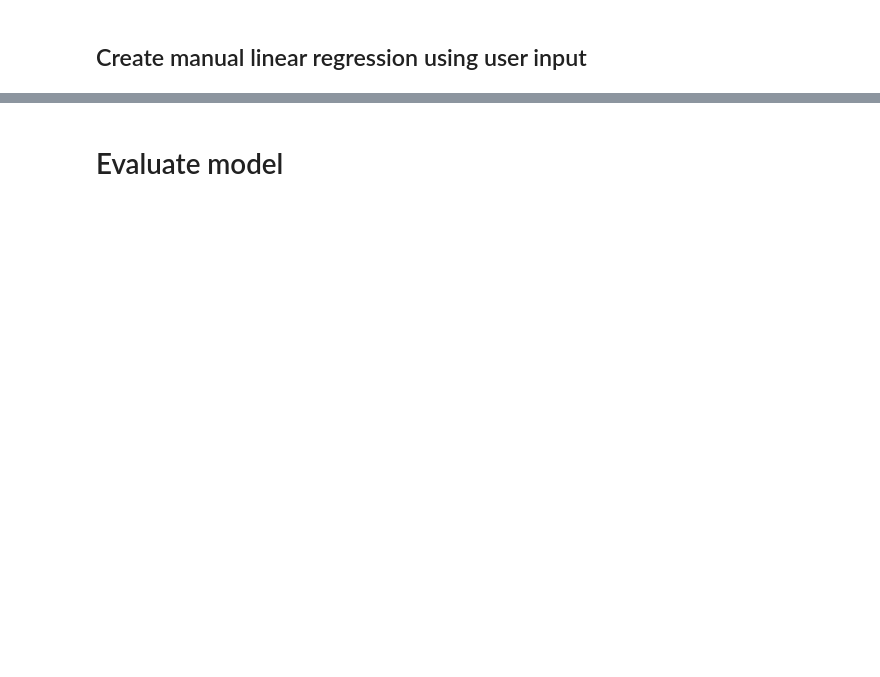
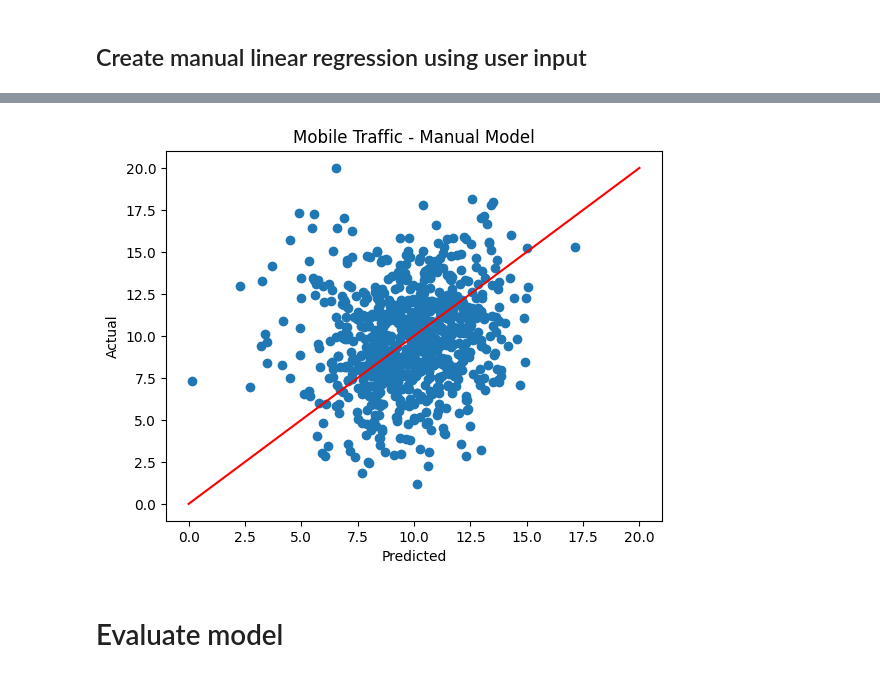
Before and after one commit to anitakurm/ScienceDay_tdcnet, a Jupyter notebook: workshop_02/Workshop_2_poc.ipynb, the cells around one changed output, grey strips where cells are left out. Drawn from its saved outputs; the diff is of its cells as text; code cells hidden in the pictures; blank space fills up the shorter version.

```diff
--- a/workshop_02/Workshop_2_poc.ipynb
+++ b/workshop_02/Workshop_2_poc.ipynb
@@ -7,15 +7,15 @@ import statsmodels.formula.api as smf
 # %% [markdown]
 # Read Data
 # %%
-df_raw = pd.read_csv('../data/transformed_data_raw.csv')
+df_raw = pd.read_csv('../data/transformed_data_raw.csv', index_col = 0)
 
 # COMMAND ----------
 
 # Read Data
-df_view = pd.read_csv('../data/transformed_data_for_viewing.csv')
+df_view = pd.read_csv('../data/transformed_data_for_viewing.csv', index_col = 0)
 
 # COMMAND ----------
 
 # Hide last 200 observations for testing
-df_unseen = df_raw[-200:].reset_index()
-df = df_raw[:-200].reset_index()
+df_unseen = df_raw[-200:]
+df = df_raw[:-200]
@@ -35,0 +52,3 @@ variables =  ['Occupation', 'Family_Type', 'Family_Interest',
+# %%
+
+variables = list(df.columns)
@@ -134,24 +190,26 @@ original_var_series = reverse_zscore(df_z[var], original_mean, original_std)
 # %%
 # Manually calculate y = alpha * x + beta
-Y = df_z['Mobile_Traffic']
-X = df_z[variables].copy()
-for i in variables:
+X = df_z.copy()
+Y = X.pop(var)
+for i in X.columns:
   alpha = df_weights[df_weights['variable'] == i].weight.values[0]
   X[i] = df_z[i] * alpha
 Y_pred = X.sum(axis=1)
 
-Y_actual = df['Mobile_Traffic']
+Y_actual = df[var]
 Y_pred_trans = reverse_zscore(Y_pred, original_mean, original_std)
 # %%
-# # plot
-# import matplotlib.pyplot as plt
+# plot
+import matplotlib.pyplot as plt
 
-# plt.scatter(Y_pred_trans,Y_actual)
-# plt.plot([0, max(max(Y_actual), max(Y_pred_trans))], [0,max(max(Y_actual), max(Y_pred_trans))], 'red')
-# plt.title("Mobile Traffic - Manual Model")
-# plt.ylabel("Actual")
-# plt.xlabel("Predicted")
-# plt.show()
+plt.scatter(Y_pred_trans,Y_actual)
+plt.plot([0, max(max(Y_actual), max(Y_pred_trans))], [0,max(max(Y_actual), max(Y_pred_trans))], 'red')
+plt.title("Mobile Traffic - Manual Model")
+plt.ylabel("Actual")
+plt.xlabel("Predicted")
+plt.show()
+# %% [output]
+[figure, added]
 # %% [markdown]
 # Evaluate model
 # %%
```
Also changed, not shown: parts of 16 cells of this notebook, 1 other file.
